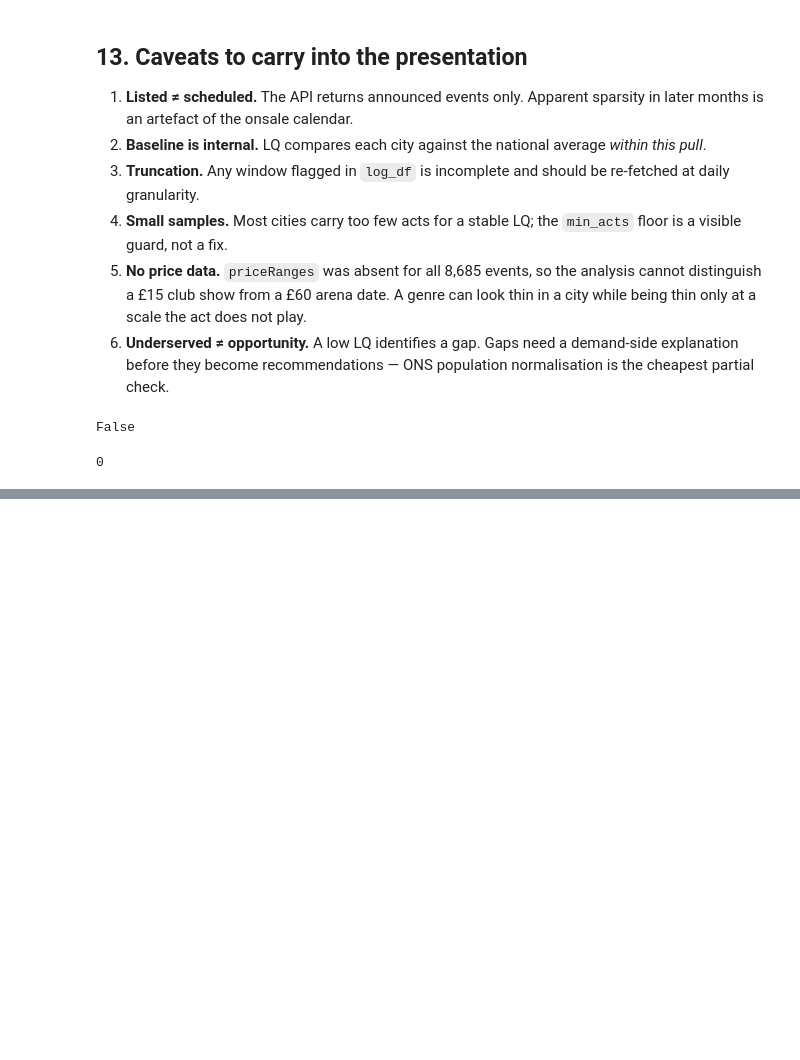
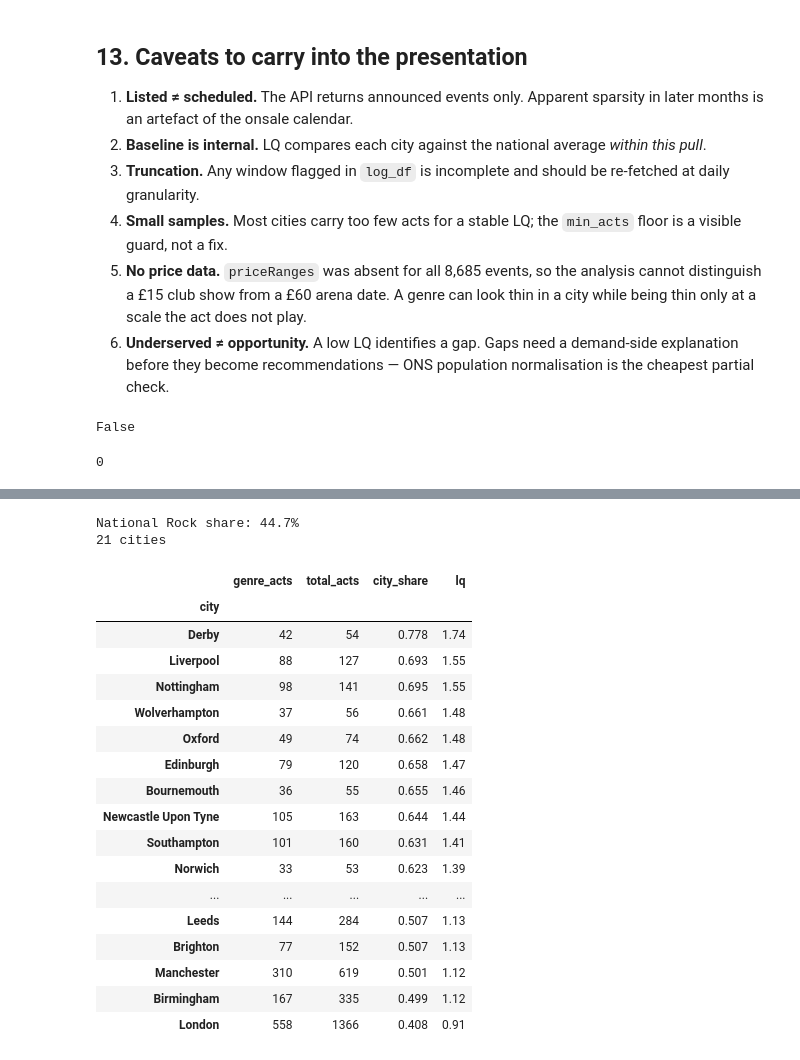
Before and after one commit to jb661/eventintelligence, a Jupyter notebook: ticketmaster_genre_analysis.ipynb, the cells around one changed output, grey strips where cells are left out. Cells and saved outputs as stored; diff of their text form; code cells hidden in the pictures; blank space fills up the shorter version.

```diff
--- a/ticketmaster_genre_analysis.ipynb
+++ b/ticketmaster_genre_analysis.ipynb
@@ -614,0 +642,25 @@ sum("priceRanges" in e for e in r.json()["_embedded"]["events"])
+# %%
+lq = location_quotient("Rock", min_acts=50)
+print(len(lq), "cities")
+lq
+# %% [output]
+National Rock share: 44.7%
+21 cities
+|  | genre_acts | total_acts | city_share | lq |
+| city |  |  |  |  |
+| Derby | 42 | 54 | 0.778 | 1.74 |
+| Liverpool | 88 | 127 | 0.693 | 1.55 |
+| Nottingham | 98 | 141 | 0.695 | 1.55 |
+| Wolverhampton | 37 | 56 | 0.661 | 1.48 |
+| Oxford | 49 | 74 | 0.662 | 1.48 |
+| Edinburgh | 79 | 120 | 0.658 | 1.47 |
+| Bournemouth | 36 | 55 | 0.655 | 1.46 |
+| Newcastle Upon Tyne | 105 | 163 | 0.644 | 1.44 |
+| Southampton | 101 | 160 | 0.631 | 1.41 |
+| Norwich | 33 | 53 | 0.623 | 1.39 |
+| ... | ... | ... | ... | ... |
+| Leeds | 144 | 284 | 0.507 | 1.13 |
+| Brighton | 77 | 152 | 0.507 | 1.13 |
+| Manchester | 310 | 619 | 0.501 | 1.12 |
+| Birmingham | 167 | 335 | 0.499 | 1.12 |
+| London | 558 | 1366 | 0.408 | 0.91 |
```
Also changed, not shown: parts of 2 cells of this notebook.
